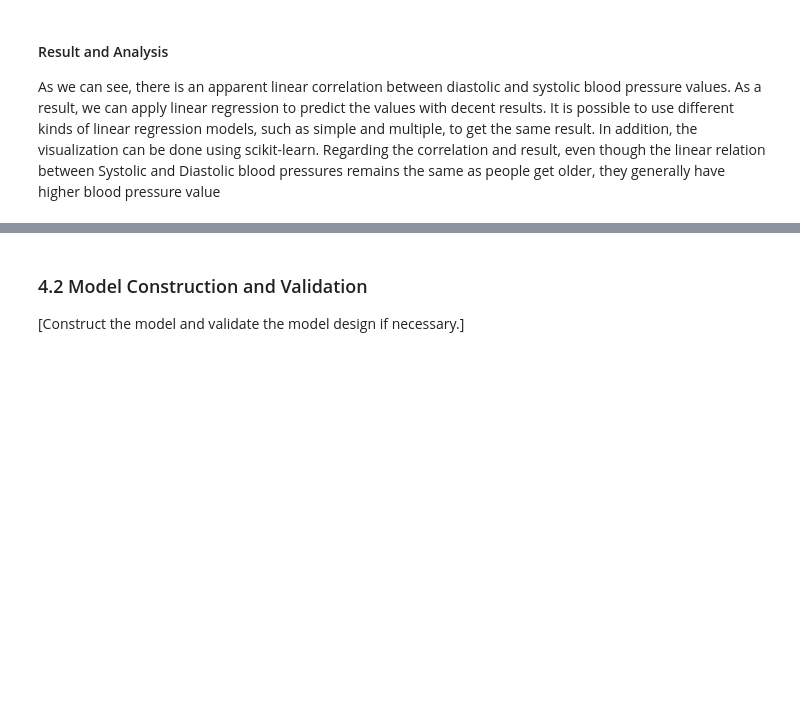
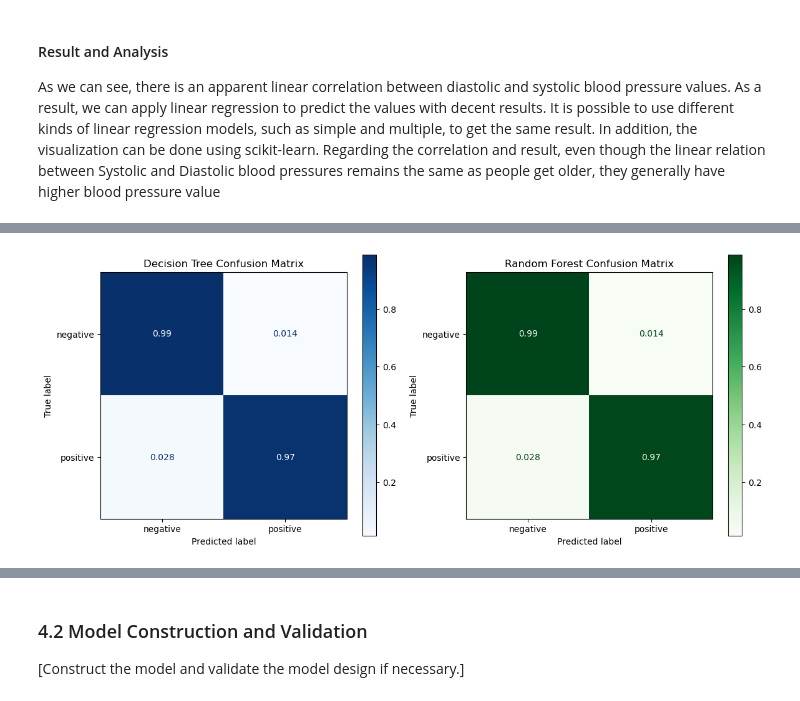
Before and after one commit to berkinKagan/DataVis, a Jupyter notebook: Miniproject_template (1).ipynb, the cells around one changed output, grey strips where cells are left out. Saved outputs shown, nothing was run; the diff lists cells and outputs as text; code cells hidden in the pictures; blank space fills up the shorter version.

```diff
--- a/Miniproject_template (1).ipynb
+++ b/Miniproject_template (1).ipynb
@@ -657,0 +666,13 @@ Regarding the correlation and result, even though the linear relation between Sy
+# %%
+fig, ax = plt.subplots(1, 2, figsize=(12, 5))
+
+ConfusionMatrixDisplay.from_predictions(y_test, y_pred_dtree, ax=ax[0], cmap='Blues', normalize='true')
+ax[0].set_title('Decision Tree Confusion Matrix')
+
+ConfusionMatrixDisplay.from_predictions(y_test, y_pred_forest, ax=ax[1], cmap='Greens', normalize='true')
+ax[1].set_title('Random Forest Confusion Matrix')
+
+plt.tight_layout()
+plt.show()
+# %% [output]
+[figure, added]
```
Also changed, not shown: parts of 51 cells of this notebook.
